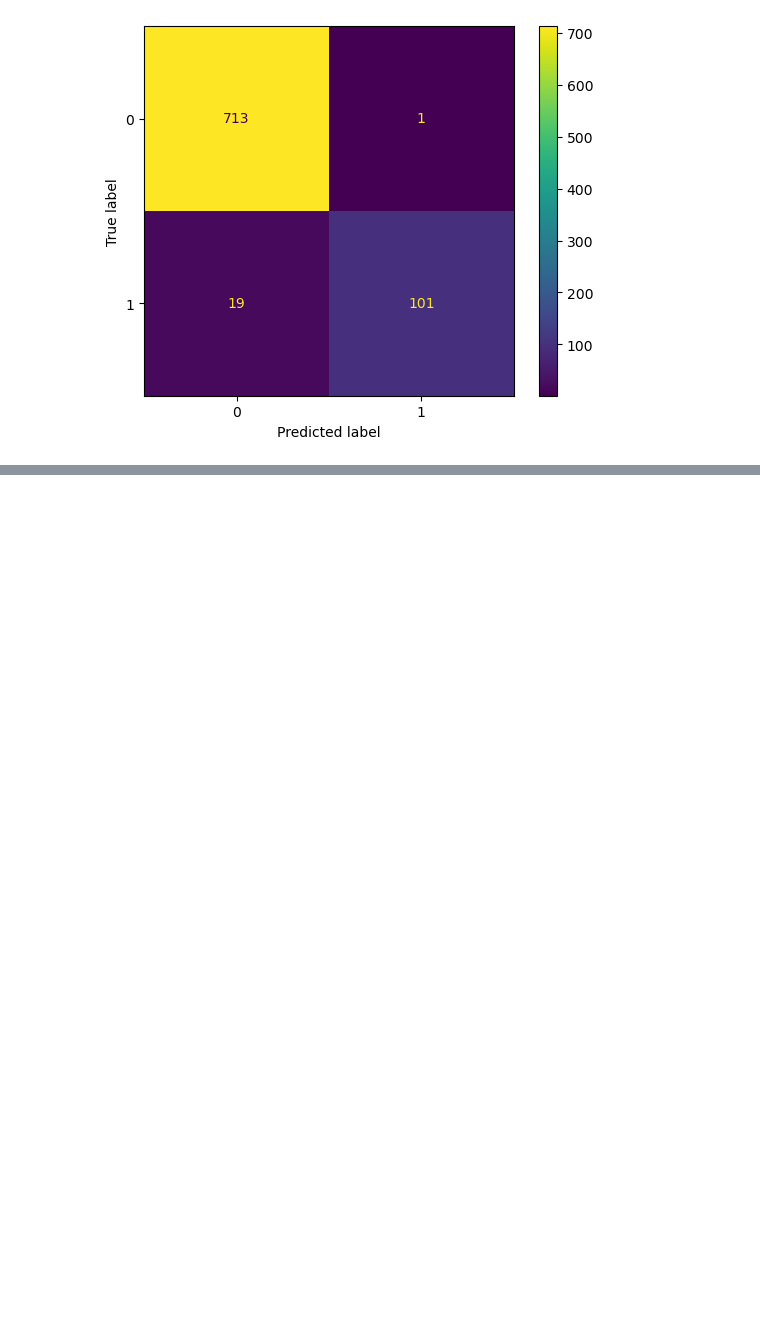
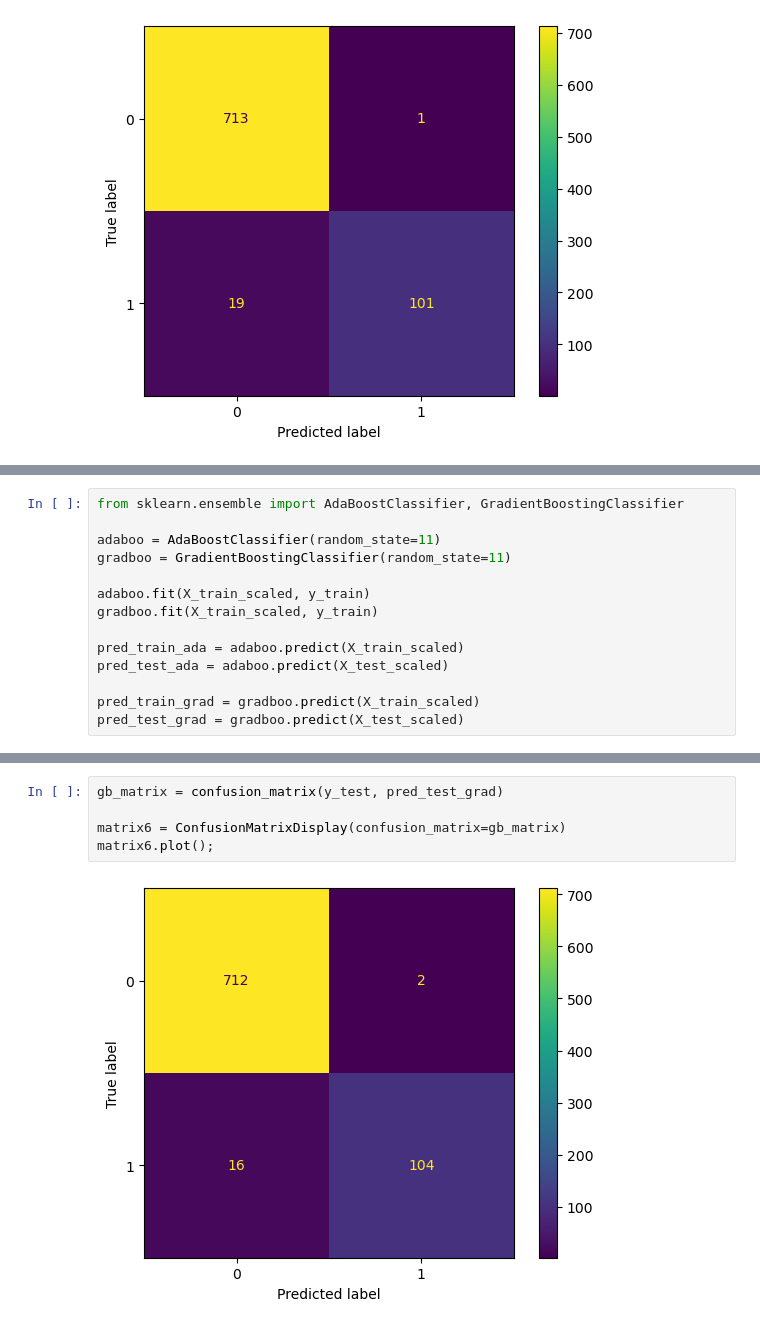
Before and after one commit to gzedwards/Telecom-Churn-Model, a Jupyter notebook: tele-model.ipynb, the cells around one changed output, grey strips where cells are left out. Drawn from its saved outputs; the diff is of its cells as text; blank space fills up the shorter version.

```diff
--- a/tele-model.ipynb
+++ b/tele-model.ipynb
@@ -924,0 +927,14 @@ matrix5.plot();
+# %%
+from sklearn.ensemble import AdaBoostClassifier, GradientBoostingClassifier
+
+adaboo = AdaBoostClassifier(random_state=11)
+gradboo = GradientBoostingClassifier(random_state=11)
+
+adaboo.fit(X_train_scaled, y_train)
+gradboo.fit(X_train_scaled, y_train)
+
+pred_train_ada = adaboo.predict(X_train_scaled)
+pred_test_ada = adaboo.predict(X_test_scaled)
+
+pred_train_grad = gradboo.predict(X_train_scaled)
+pred_test_grad = gradboo.predict(X_test_scaled)
@@ -924,0 +977,7 @@ matrix5.plot();
+# %%
+gb_matrix = confusion_matrix(y_test, pred_test_grad)
+
+matrix6 = ConfusionMatrixDisplay(confusion_matrix=gb_matrix)
+matrix6.plot();
+# %% [output]
+[figure, added]
```
Also changed, not shown: parts of 34 cells of this notebook.
